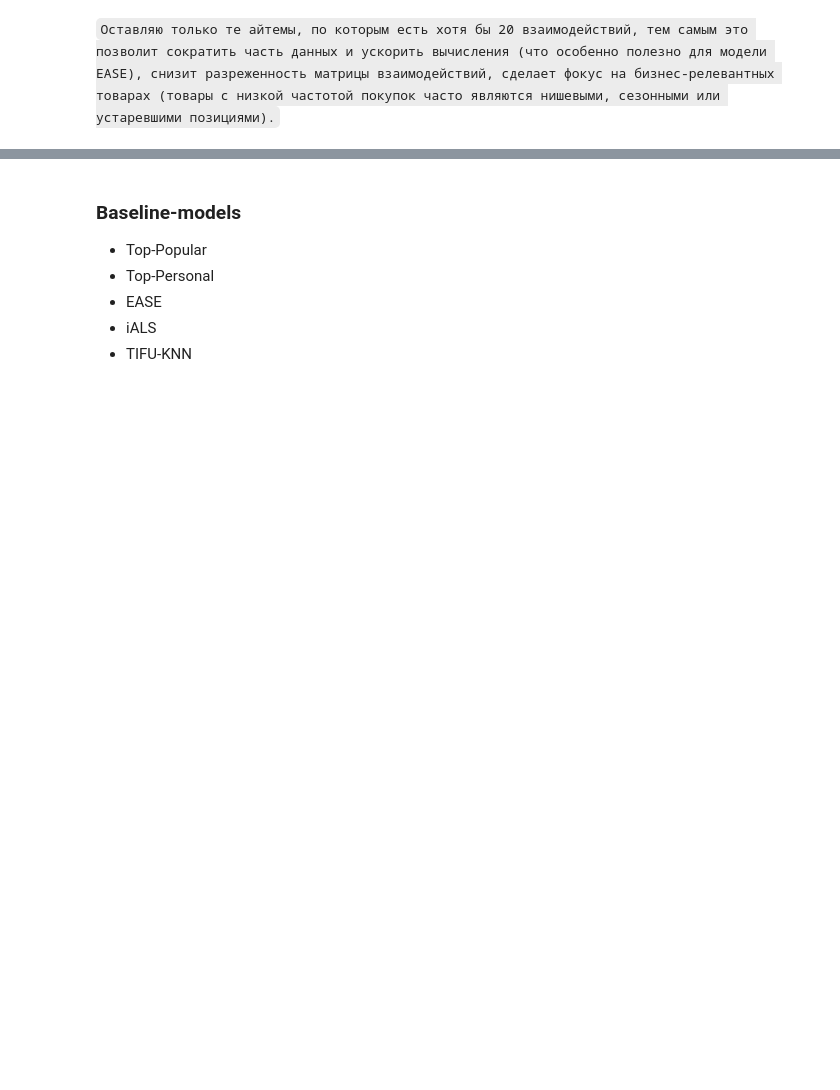
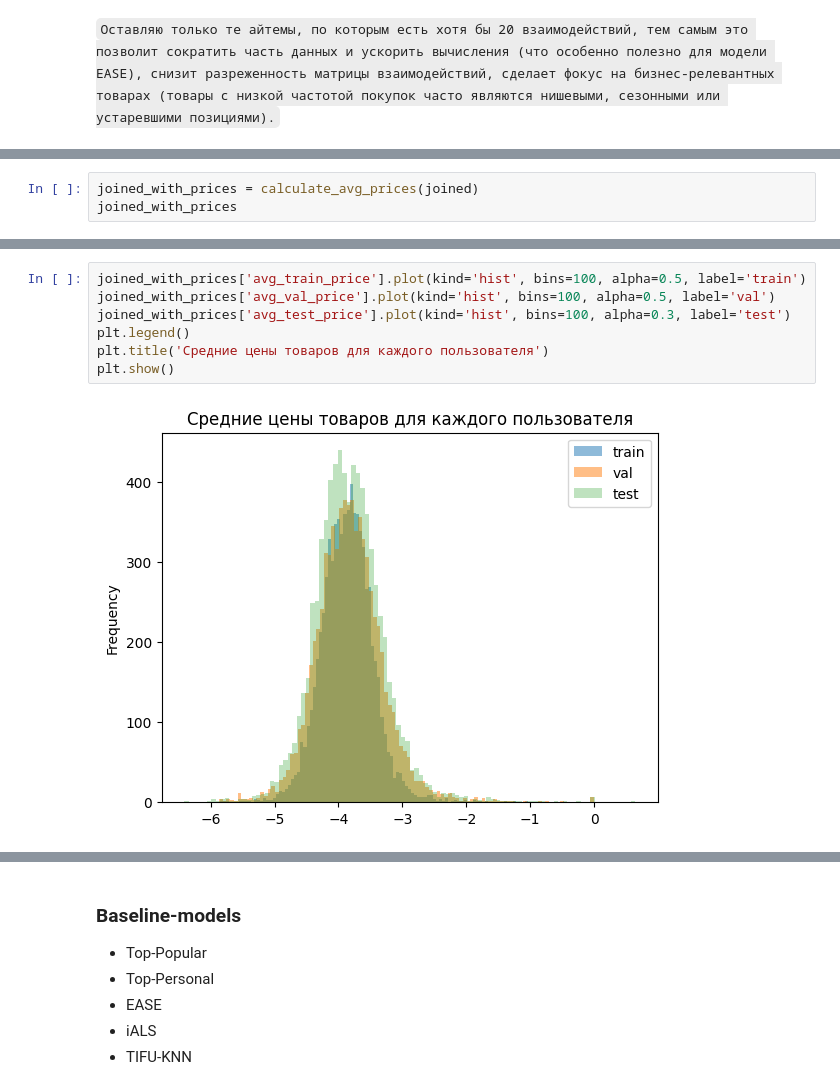
Before and after one commit to Lak1n26/hse-masters-thesis-2026, a Jupyter notebook: baseline.ipynb, the cells around one changed output, grey strips where cells are left out. Saved outputs shown, nothing was run; the diff lists cells and outputs as text; blank space fills up the shorter version.

```diff
--- a/baseline.ipynb
+++ b/baseline.ipynb
@@ -70,0 +79,3 @@ joined.head(10)
+# %%
+joined_with_prices = calculate_avg_prices(joined)
+joined_with_prices
@@ -70,0 +109,9 @@ joined.head(10)
+# %%
+joined_with_prices['avg_train_price'].plot(kind='hist', bins=100, alpha=0.5, label='train')
+joined_with_prices['avg_val_price'].plot(kind='hist', bins=100, alpha=0.5, label='val')
+joined_with_prices['avg_test_price'].plot(kind='hist', bins=100, alpha=0.3, label='test')
+plt.legend()
+plt.title('Средние цены товаров для каждого пользователя')
+plt.show()
+# %% [output]
+[figure, added]
```
Also changed, not shown: parts of 37 cells of this notebook, 6 other files.
